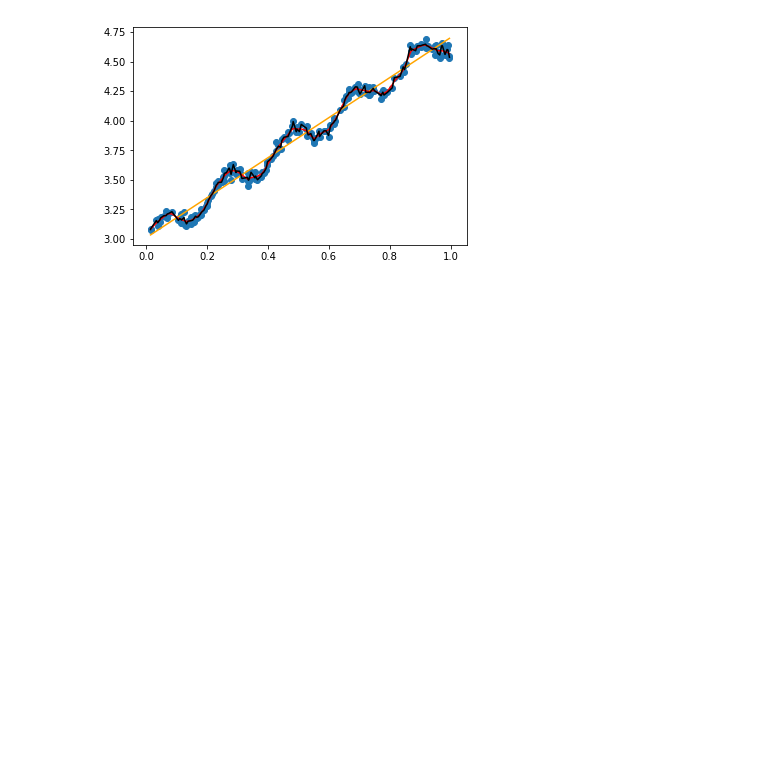
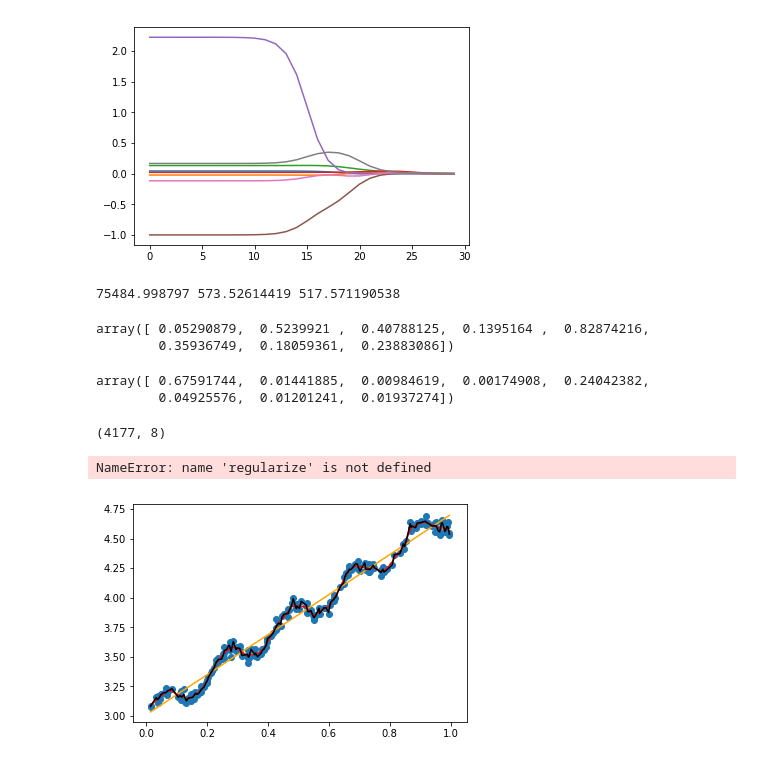
Before and after one commit to hidejxz/machinelearning, a Jupyter notebook: Untitled.ipynb, the cells around one changed output. Cells and saved outputs as stored; diff of their text form; code cells hidden in the pictures; blank space fills up the shorter version.

```diff
--- a/Untitled.ipynb
+++ b/Untitled.ipynb
@@ -9,0 +8,11 @@ X, y = load_dataset('ex0.txt')
+# %%
+X, y = load_dataset('abalone.txt')
+X, y = preprocessing(X, y)
+clf = Regression()
+w_mat = clf.stage_wise(X,y, 0.001, 5000)
+
+#k = 30
+#w_mat = zeros((k, shape(X)[1]))
+#for i in range(k):
+#    ws = clf.ridge_regression(X,y,exp(i-10))
+#    w_mat[i] = ws.T
@@ -10,8 +78,35 @@ X, y = load_dataset('ex0.txt')
+# %%
+fig = plt.figure()
+ax = fig.add_subplot(111)
+ax.plot(w_mat)
+plt.show()
+# %% [output]
+[figure, added]
 # %%
-clf = Regression()
-y_hat1 = clf.lwlr(X,X,y,1)
-y_hat2 = clf.lwlr(X,X,y,0.01)
-y_hat3 = clf.lwlr(X,X,y,0.003)
+y_hat1 = clf.lwlr(X[100:199],X[:99],y[:99],0.1)
+y_hat2 = clf.lwlr(X[100:199],X[:99],y[:99],1)
+y_hat3 = clf.lwlr(X[100:199],X[:99],y[:99],10)
+print(clf.rss_error(y_hat1,y[100:199]),clf.rss_error(y_hat2,y[100:199]),clf.rss_error(y_hat3,y[100:199]))
+# %% [output]
+75484.998797 573.52614419 517.571190538
+# %%
+mean(X,axis = 0)
+# %% [output]
+array([ 0.05290879,  0.5239921 ,  0.40788125,  0.1395164 ,  0.82874216,
+        0.35936749,  0.18059361,  0.23883086])
+# %%
+var(X,axis = 0)
+# %% [output]
+array([ 0.67591744,  0.01441885,  0.00984619,  0.00174908,  0.24042382,
+        0.04925576,  0.01201241,  0.01937274])
+# %%
+shape((X-mean(X,axis = 0))/var(X,axis = 0))
+# %% [output]
+(4177, 8)
+# %%
+regularize(np.mat([[2,2],[2,2]]))
+# %% [output]
+NameError: name 'regularize' is not defined
 # %%
 index = mat(X)[:,1].T.A[0].argsort(0)
 X_sort = mat(X)[:,1].T.A[0][index]
```
Also changed, not shown: parts of 6 cells of this notebook, 2 other files.
